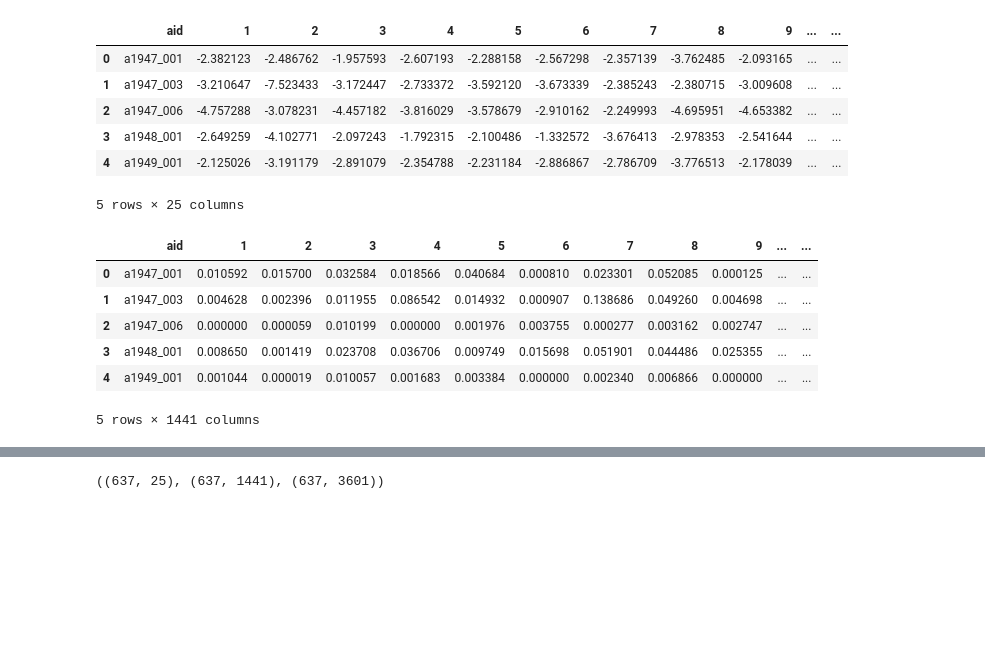
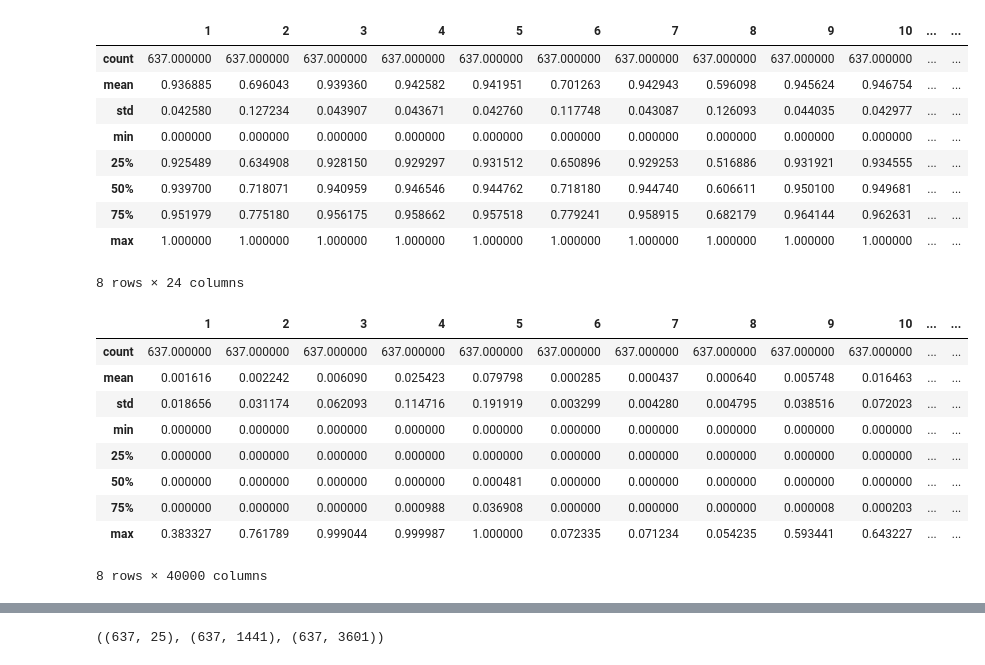
Before and after one commit to AndrewMarksArt/Content_Based_Image_Retrieval_System, a Jupyter notebook: src/Notebooks/ColorTextureShapeSimilarity.ipynb, the cells around one changed output, grey strips where cells are left out. Drawn from its saved outputs; the diff is of its cells as text; code cells hidden in the pictures; blank space fills up the shorter version.

```diff
--- a/src/Notebooks/ColorTextureShapeSimilarity.ipynb
+++ b/src/Notebooks/ColorTextureShapeSimilarity.ipynb
@@ -12,28 +12,37 @@ path_to_csv = '../Data/Image_Vectors/'
 # %%
 shape_df = pd.read_csv(path_to_csv+'shape_image_features_adaptive.csv', header=None)
 cols = shape_df.columns.tolist()
 cols[0] = 'aid'
 shape_df.columns = cols
-shape_df.head()
+shape_df.iloc[:,1:] = shape_df.iloc[:,1:].apply(lambda x: (x-x.min()) / (x.max()-x.min()), axis=0)
+shape_df.describe()
 # %% [output]
-|  | aid | 1 | 2 | 3 | 4 | 5 | 6 | 7 | 8 | 9 | ... | ... |
-| 0 | a1947_001 | -2.382123 | -2.486762 | -1.957593 | -2.607193 | -2.288158 | -2.567298 | -2.357139 | -3.762485 | -2.093165 | ... | ... |
-| 1 | a1947_003 | -3.210647 | -7.523433 | -3.172447 | -2.733372 | -3.592120 | -3.673339 | -2.385243 | -2.380715 | -3.009608 | ... | ... |
-| 2 | a1947_006 | -4.757288 | -3.078231 | -4.457182 | -3.816029 | -3.578679 | -2.910162 | -2.249993 | -4.695951 | -4.653382 | ... | ... |
-| 3 | a1948_001 | -2.649259 | -4.102771 | -2.097243 | -1.792315 | -2.100486 | -1.332572 | -3.676413 | -2.978353 | -2.541644 | ... | ... |
-| 4 | a1949_001 | -2.125026 | -3.191179 | -2.891079 | -2.354788 | -2.231184 | -2.886867 | -2.786709 | -3.776513 | -2.178039 | ... | ... |
+|  | 1 | 2 | 3 | 4 | 5 | 6 | 7 | 8 | 9 | 10 | ... | ... |
+| count | 637.000000 | 637.000000 | 637.000000 | 637.000000 | 637.000000 | 637.000000 | 637.000000 | 637.000000 | 637.000000 | 637.000000 | ... | ... |
+| mean | 0.936885 | 0.696043 | 0.939360 | 0.942582 | 0.941951 | 0.701263 | 0.942943 | 0.596098 | 0.945624 | 0.946754 | ... | ... |
+| std | 0.042580 | 0.127234 | 0.043907 | 0.043671 | 0.042760 | 0.117748 | 0.043087 | 0.126093 | 0.044035 | 0.042977 | ... | ... |
+| min | 0.000000 | 0.000000 | 0.000000 | 0.000000 | 0.000000 | 0.000000 | 0.000000 | 0.000000 | 0.000000 | 0.000000 | ... | ... |
+| 25% | 0.925489 | 0.634908 | 0.928150 | 0.929297 | 0.931512 | 0.650896 | 0.929253 | 0.516886 | 0.931921 | 0.934555 | ... | ... |
+| 50% | 0.939700 | 0.718071 | 0.940959 | 0.946546 | 0.944762 | 0.718180 | 0.944740 | 0.606611 | 0.950100 | 0.949681 | ... | ... |
+| 75% | 0.951979 | 0.775180 | 0.956175 | 0.958662 | 0.957518 | 0.779241 | 0.958915 | 0.682179 | 0.964144 | 0.962631 | ... | ... |
+| max | 1.000000 | 1.000000 | 1.000000 | 1.000000 | 1.000000 | 1.000000 | 1.000000 | 1.000000 | 1.000000 | 1.000000 | ... | ... |
-5 rows × 25 columns
+8 rows × 24 columns
 # %%
-color_df = pd.read_csv(path_to_csv+'image_features.csv', header=None)
+color_df = pd.read_csv(path_to_csv+'color_40_40_5.csv', header=None)
 cols = color_df.columns.tolist()
 cols[0] = 'aid'
 color_df.columns = cols
-color_df.head()
+# color_df.iloc[:,1:] = color_df.iloc[:,1:].apply(lambda x: (x-x.min()) / (x.max()-x.min()), axis=0)
+# color_df.fillna(0, inplace=True)
+color_df.describe()
 # %% [output]
-|  | aid | 1 | 2 | 3 | 4 | 5 | 6 | 7 | 8 | 9 | ... | ... |
-| 0 | a1947_001 | 0.010592 | 0.015700 | 0.032584 | 0.018566 | 0.040684 | 0.000810 | 0.023301 | 0.052085 | 0.000125 | ... | ... |
-| 1 | a1947_003 | 0.004628 | 0.002396 | 0.011955 | 0.086542 | 0.014932 | 0.000907 | 0.138686 | 0.049260 | 0.004698 | ... | ... |
-| 2 | a1947_006 | 0.000000 | 0.000059 | 0.010199 | 0.000000 | 0.001976 | 0.003755 | 0.000277 | 0.003162 | 0.002747 | ... | ... |
-| 3 | a1948_001 | 0.008650 | 0.001419 | 0.023708 | 0.036706 | 0.009749 | 0.015698 | 0.051901 | 0.044486 | 0.025355 | ... | ... |
-| 4 | a1949_001 | 0.001044 | 0.000019 | 0.010057 | 0.001683 | 0.003384 | 0.000000 | 0.002340 | 0.006866 | 0.000000 | ... | ... |
+|  | 1 | 2 | 3 | 4 | 5 | 6 | 7 | 8 | 9 | 10 | ... | ... |
+| count | 637.000000 | 637.000000 | 637.000000 | 637.000000 | 637.000000 | 637.000000 | 637.000000 | 637.000000 | 637.000000 | 637.000000 | ... | ... |
+| mean | 0.001616 | 0.002242 | 0.006090 | 0.025423 | 0.079798 | 0.000285 | 0.000437 | 0.000640 | 0.005748 | 0.016463 | ... | ... |
+| std | 0.018656 | 0.031174 | 0.062093 | 0.114716 | 0.191919 | 0.003299 | 0.004280 | 0.004795 | 0.038516 | 0.072023 | ... | ... |
+| min | 0.000000 | 0.000000 | 0.000000 | 0.000000 | 0.000000 | 0.000000 | 0.000000 | 0.000000 | 0.000000 | 0.000000 | ... | ... |
+| 25% | 0.000000 | 0.000000 | 0.000000 | 0.000000 | 0.000000 | 0.000000 | 0.000000 | 0.000000 | 0.000000 | 0.000000 | ... | ... |
+| 50% | 0.000000 | 0.000000 | 0.000000 | 0.000000 | 0.000481 | 0.000000 | 0.000000 | 0.000000 | 0.000000 | 0.000000 | ... | ... |
+| 75% | 0.000000 | 0.000000 | 0.000000 | 0.000988 | 0.036908 | 0.000000 | 0.000000 | 0.000000 | 0.000008 | 0.000203 | ... | ... |
+| max | 0.383327 | 0.761789 | 0.999044 | 0.999987 | 1.000000 | 0.072335 | 0.071234 | 0.054235 | 0.593441 | 0.643227 | ... | ... |
-5 rows × 1441 columns
+8 rows × 40000 columns
```
Also changed, not shown: parts of 18 cells of this notebook, 3 other files.
